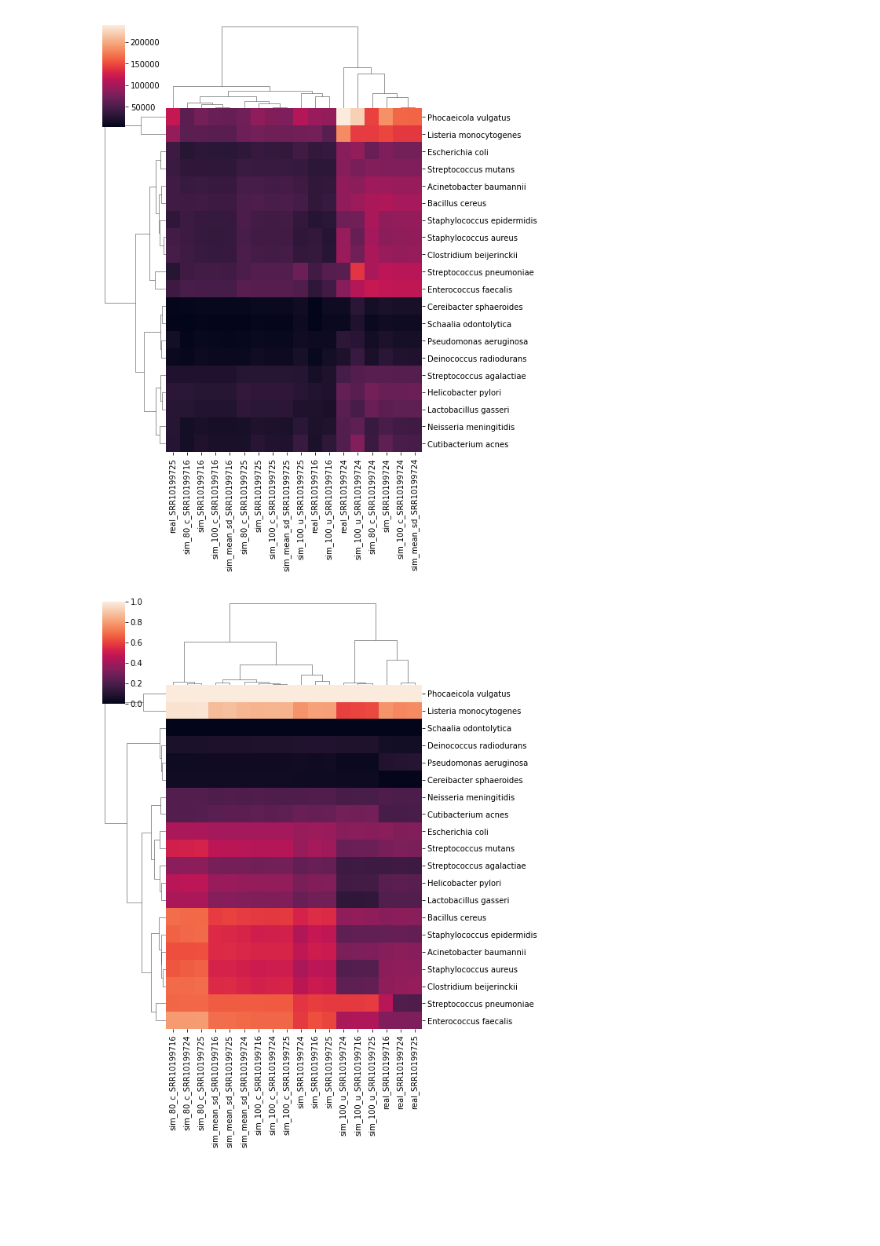
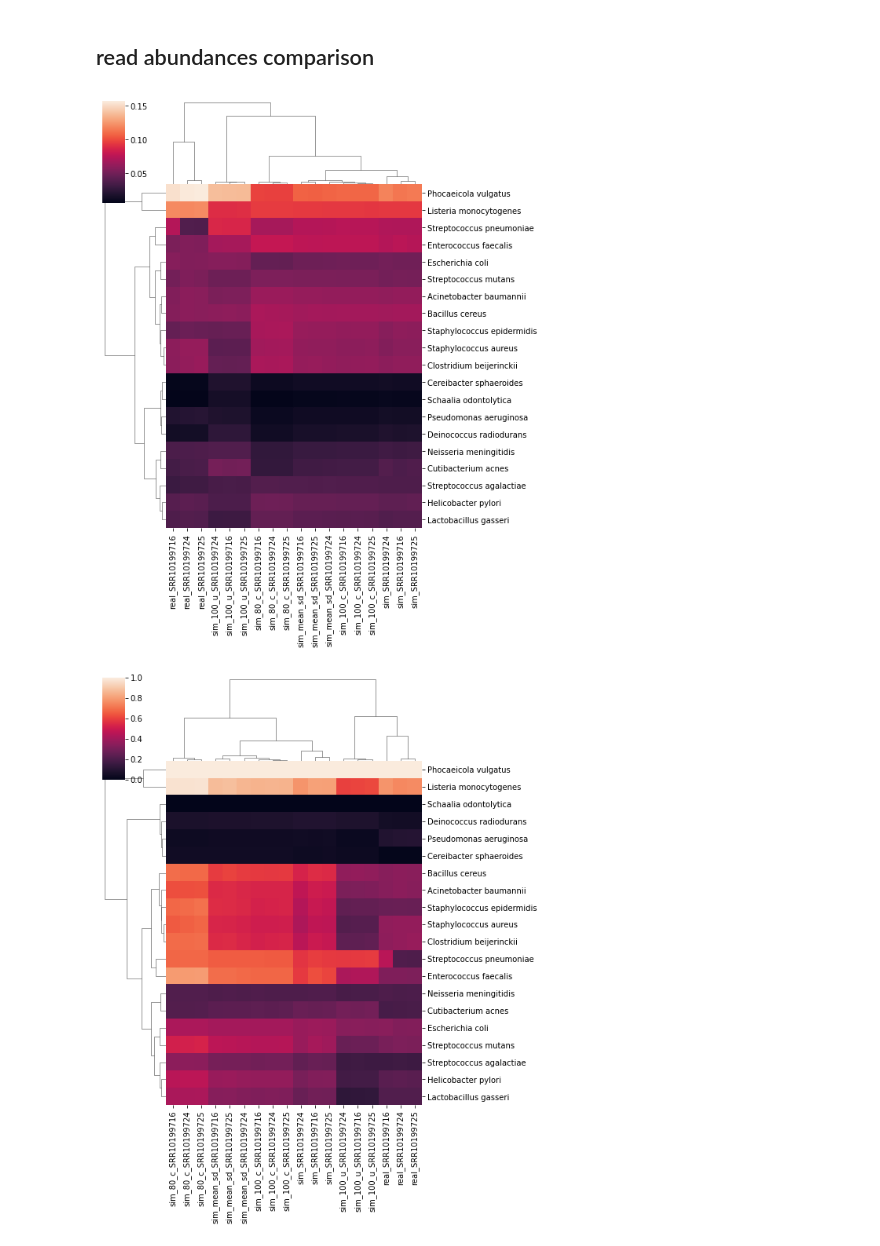
Before and after one commit to ryandkuster/readsynth_analysis, a Jupyter notebook: notebooks/compare_kraken/compare_kraken.ipynb, the cells around one changed output. Drawn from its saved outputs; the diff is of its cells as text; code cells hidden in the pictures; blank space fills up the shorter version.

Commit message:
added kraken notebook and split_fasta script

```diff
--- a/notebooks/compare_kraken/compare_kraken.ipynb
+++ b/notebooks/compare_kraken/compare_kraken.ipynb
@@ -66,7 +66,9 @@ taxid = [210,
  1660,
  1747]
 # %%
-combined_df = pd.DataFrame({'genus': genus, 'species': species, 'taxid': taxid})
+combined_df_reads = pd.DataFrame({'genus': genus, 'species': species, 'taxid': taxid})
+combined_df_abund = pd.DataFrame({'genus': genus, 'species': species, 'taxid': taxid})
+
 
 search_dir = '../../analysis/snipen_2021/'
 rep_names = ['SRR10199716', 'SRR10199724', 'SRR10199725']
@@ -81,8 +83,8 @@ for i in os.listdir(search_dir):
                         df = pd.read_csv(os.path.join(target_dir,k), sep='\s+')
                         df.sort_values(by=['taxonomy_id'], inplace=True)
                         new_col = str(i+'_'+j)[15:]
-#                         combined_df[new_col] = df['fraction_total_reads'].to_list()
-                        combined_df[new_col] = df['kraken_assigned_reads'].to_list()
+                        combined_df_abund[new_col] = df['fraction_total_reads'].to_list()
+                        combined_df_reads[new_col] = df['kraken_assigned_reads'].to_list()
 
         else:
             for j in rep_names:
@@ -92,5 +94,5 @@ for i in os.listdir(search_dir):
                         df = pd.read_csv(os.path.join(target_dir,k), sep='\s+')
                         df.sort_values(by=['taxonomy_id'], inplace=True)
                         new_col = str(i+'_'+j)[15:]
-#                         combined_df[new_col] = df['fraction_total_reads'].to_list()
-                        combined_df[new_col] = df['kraken_assigned_reads'].to_list()
+                        combined_df_abund[new_col] = df['fraction_total_reads'].to_list()
+                        combined_df_reads[new_col] = df['kraken_assigned_reads'].to_list()
@@ -118,14 +138,16 @@ combined_df
+# %% [markdown]
+## read abundances comparison
 # %%
-nameless_df = combined_df.drop(['genus', 'species', 'taxid'], axis=1)
+nameless_df_abund = combined_df_abund.drop(['genus', 'species', 'taxid'], axis=1)
 label_names = [i + ' ' + j for i, j in zip(genus, species)]
-nameless_df.index = label_names
+nameless_df_abund.index = label_names
 # %%
-sns.clustermap(nameless_df,figsize=(8, 10))
+sns.clustermap(nameless_df_abund,figsize=(8, 10))
 plt.show()
 # %% [output]
-[figure, old version]
+[figure, new version]
 # %%
-sns.clustermap(nameless_df,figsize=(8, 10),standard_scale=1)
+sns.clustermap(nameless_df_abund,figsize=(8, 10),standard_scale=1)
 plt.show()
 # %% [output]
-[figure, old version]
+[figure, new version]
```
Also changed, not shown: parts of 6 cells of this notebook, 2 other files.
